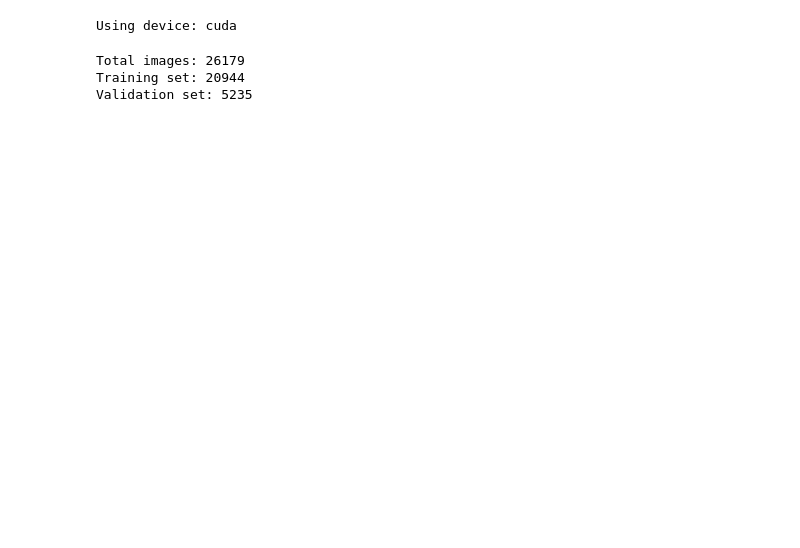
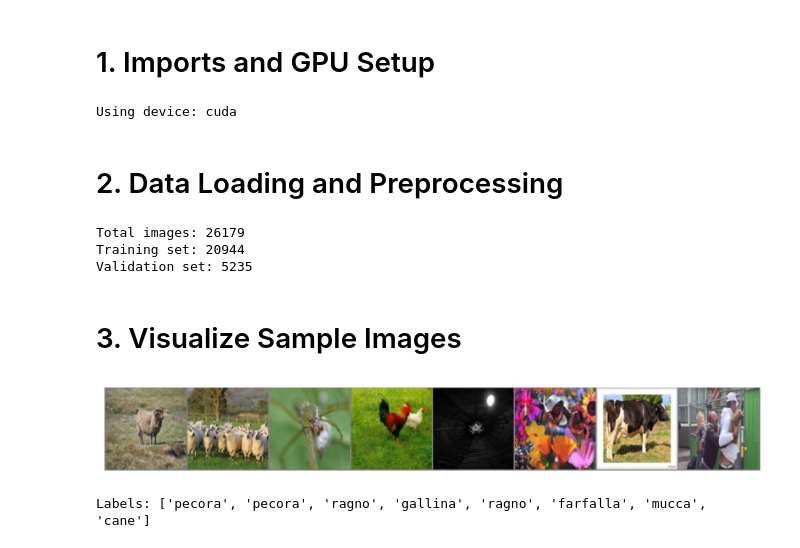
Before and after one commit to luistatera/Group1Project2, a Jupyter notebook: notebooks/Luis/1_data_preprocessing.ipynb, the cells around one changed output. Saved outputs shown, nothing was run; the diff lists cells and outputs as text; code cells hidden in the pictures; blank space fills up the shorter version.

```diff
--- a/notebooks/Luis/1_data_preprocessing.ipynb
+++ b/notebooks/Luis/1_data_preprocessing.ipynb
@@ -15,4 +15,6 @@ Visualization
 - Show sample images with labels using matplotlib
+# %% [markdown]
+# 1. Imports and GPU Setup
 # %%
 import os
 import torch
@@ -28,6 +30,8 @@ device = torch.device("cuda" if torch.cuda.is_available() else "cpu")
 print(f"Using device: {device}")
 # %% [output]
 Using device: cuda
+# %% [markdown]
+# 2. Data Loading and Preprocessing
 # %%
 # Path to your dataset
 dataset_path = '../../data/animals10/'
@@ -59,3 +63,25 @@ print(f"Validation set: {len(val_dataset)}")
 Total images: 26179
 Training set: 20944
 Validation set: 5235
+# %% [markdown]
+# 3. Visualize Sample Images
+# %%
+# Helper to show image
+def imshow(img):
+    img = img / 2 + 0.5  # Unnormalize from [-1,1] to [0,1]
+    npimg = img.numpy()
+    plt.figure(figsize=(10, 4))
+    plt.imshow(np.transpose(npimg, (1, 2, 0)))
+    plt.axis('off')
+    plt.show()
+
+# Get some random training images
+dataiter = iter(train_loader)
+images, labels = next(dataiter)
+
+# Show images with labels
+imshow(torchvision.utils.make_grid(images[:8]))
+print('Labels:', [dataset.classes[label] for label in labels[:8]])
+# %% [output]
+[figure, added]
+Labels: ['pecora', 'pecora', 'ragno', 'gallina', 'ragno', 'farfalla', 'mucca', 'cane']
```
Also changed, not shown: parts of 8 cells of this notebook, 1 other file.
